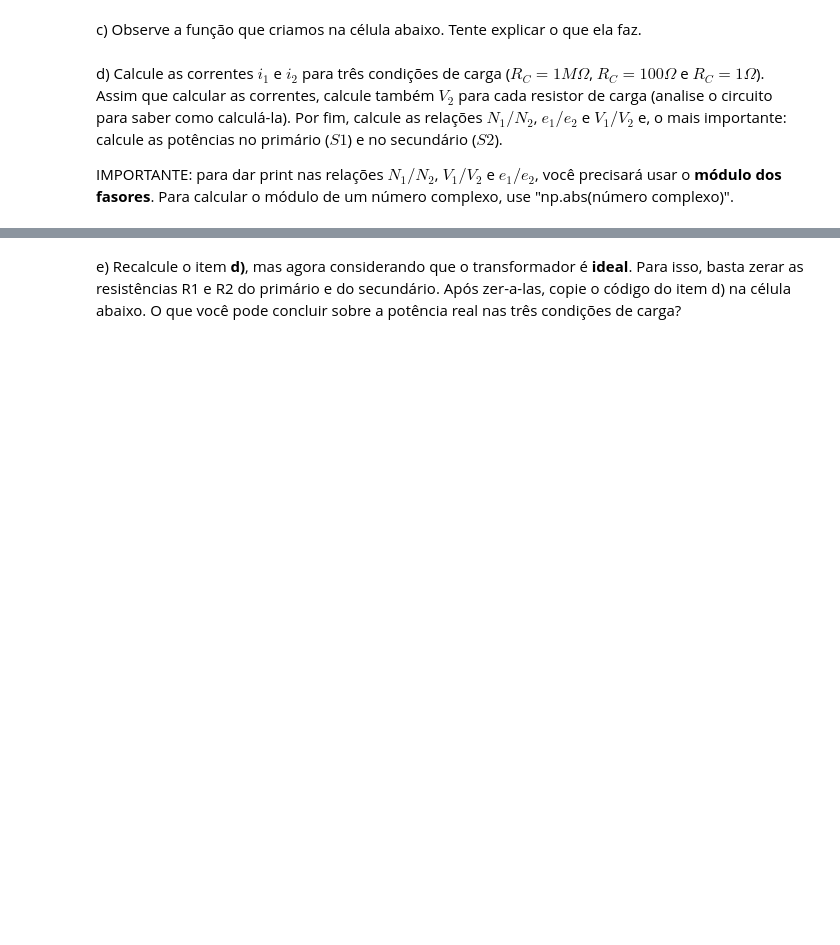
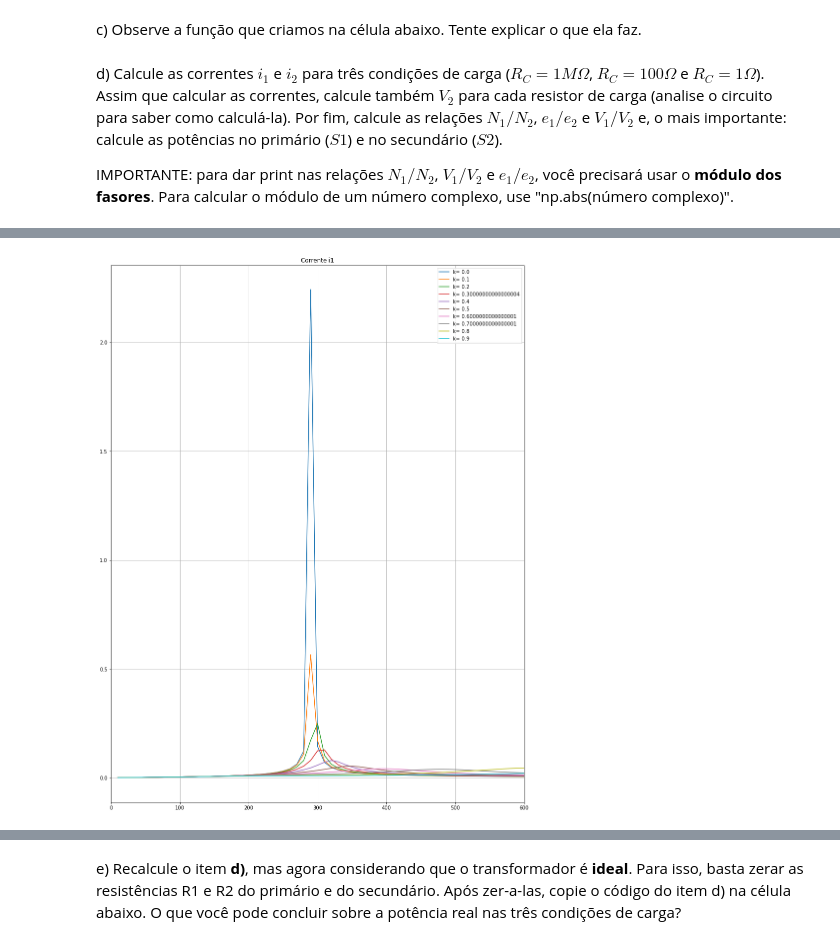
Before and after one commit to lorrancmlopes/projeto_eletromag_wpt, a Jupyter notebook: Projeto.ipynb, the cells around one changed output, grey strips where cells are left out. Saved outputs shown, nothing was run; the diff lists cells and outputs as text; code cells hidden in the pictures; blank space fills up the shorter version.

```diff
--- a/Projeto.ipynb
+++ b/Projeto.ipynb
@@ -99,0 +139,49 @@ Eficiência = 0.21
+# %%
+Rc= 400
+listak=np.arange(0,1,0.1)
+listaV2= []
+
+plt.figure(figsize=(15,20))
+
+for k in listak:
+    listai1= []
+    listai2= []
+    listaicarga = []
+    listaPot_entrada = []
+    listaPot_saida = []
+    listaGanho = []
+    for f in listaf:
+
+        w = 2*math.pi*f
+        M = k*sqrt(L*L)
+
+        XM=1j*w*M
+        XC = 1/(w*C*1j)
+        XL = 1j*w*L
+
+        i1, i2, icarga , V_carga = CalcularTransformador(Ufonte, Rc, XM, XC, XL)
+
+        listai1.append(np.abs(i1))
+        listai2.append(np.abs(i2))
+        listaicarga.append(np.abs(icarga))
+
+        # Potencia:
+        S2=V_carga/sqrt(2)*icarga.conjugate()/sqrt(2)
+        S1=Ufonte/sqrt(2)*i1.conjugate()/sqrt(2)
+
+        listaPot_saida.append(S2.real)
+        listaPot_entrada.append(S1.real)
+        listaGanho.append(S2.real/S1.real)
+
+    icaraga_max = max(np.abs(listaicarga))
+    index = list(np.abs(listaicarga)).index(icaraga_max)
+    Pmax = (listaf[index],icaraga_max)
+
+    plt.plot(listaf, listai1, label=f'k= {k}')
+plt.grid(True)
+plt.title("Corrente i1")
+plt.xlim(0,600)
+plt.legend()
+plt.show()
+# %% [output]
+[figure, added]
```
Also changed, not shown: parts of 12 cells of this notebook.
